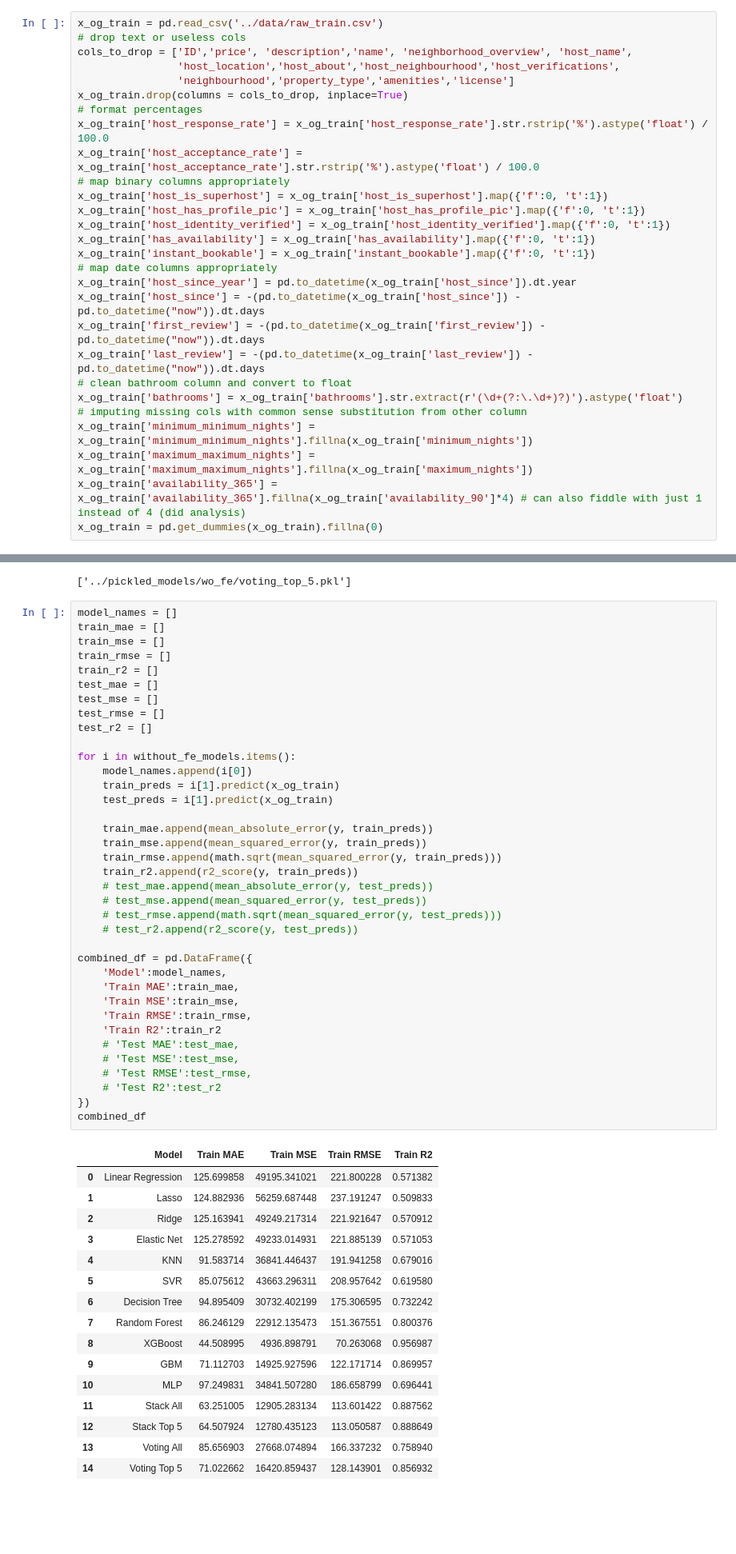
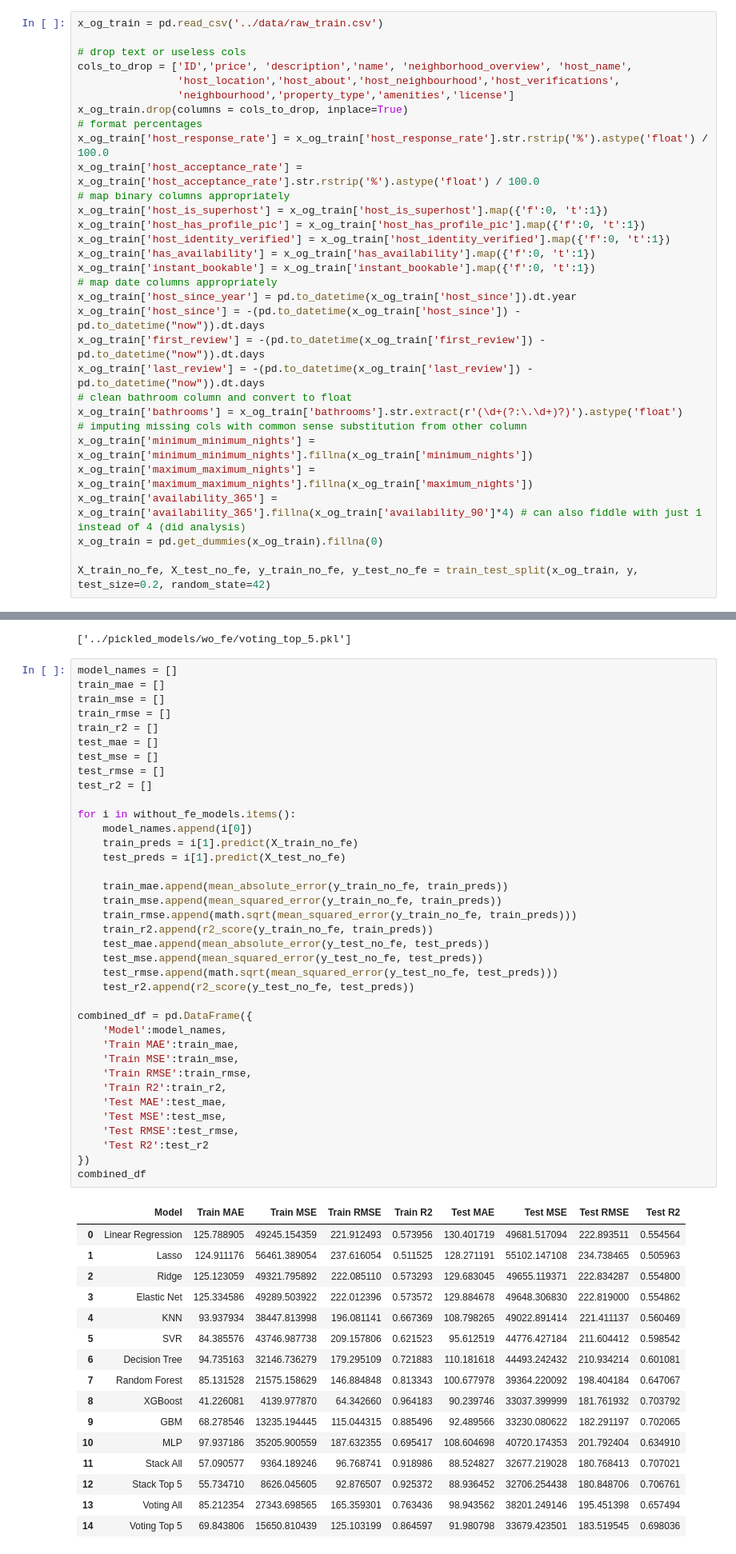
Before and after one commit to domnasrabadi/Airbnb-Sydney-Paper, a Jupyter notebook: models/final_models_eval.ipynb, the cells around one changed output, grey strips where cells are left out. Shown at 80% size. Drawn from its saved outputs; the diff is of its cells as text; blank space fills up the shorter version.

```diff
--- a/models/final_models_eval.ipynb
+++ b/models/final_models_eval.ipynb
@@ -370,6 +370,7 @@ plt.show()
 # No Feature Engineering Model Comparison
 # %%
 x_og_train = pd.read_csv('../data/raw_train.csv')
+
 # drop text or useless cols
 cols_to_drop = ['ID','price', 'description','name', 'neighborhood_overview', 'host_name',
                 'host_location','host_about','host_neighbourhood','host_verifications',
@@ -396,6 +397,8 @@ x_og_train['minimum_minimum_nights'] = x_og_train['minimum_minimum_nights'].fill
 x_og_train['maximum_maximum_nights'] = x_og_train['maximum_maximum_nights'].fillna(x_og_train['maximum_nights'])
 x_og_train['availability_365'] = x_og_train['availability_365'].fillna(x_og_train['availability_90']*4) # can also fiddle with just 1 instead of 4 (did analysis)
 x_og_train = pd.get_dummies(x_og_train).fillna(0)
+
+X_train_no_fe, X_test_no_fe, y_train_no_fe, y_test_no_fe = train_test_split(x_og_train, y, test_size=0.2, random_state=42)
 # %%
 without_fe_models = {}
 # Linear Reg -------------
@@ -500,54 +503,54 @@ joblib.dump(without_fe_models['Voting Top 5'], '../pickled_models/wo_fe/voting_t
 # %%
 model_names = []
 train_mae = []
 train_mse = []
 train_rmse = []
 train_r2 = []
 test_mae = []
 test_mse = []
 test_rmse = []
 test_r2 = []
 
 for i in without_fe_models.items():
     model_names.append(i[0])
-    train_preds = i[1].predict(x_og_train)
-    test_preds = i[1].predict(x_og_train)
+    train_preds = i[1].predict(X_train_no_fe)
+    test_preds = i[1].predict(X_test_no_fe)
 
-    train_mae.append(mean_absolute_error(y, train_preds))
-    train_mse.append(mean_squared_error(y, train_preds))
-    train_rmse.append(math.sqrt(mean_squared_error(y, train_preds)))
-    train_r2.append(r2_score(y, train_preds))
-    # test_mae.append(mean_absolute_error(y, test_preds))
-    # test_mse.append(mean_squared_error(y, test_preds))
-    # test_rmse.append(math.sqrt(mean_squared_error(y, test_preds)))
-    # test_r2.append(r2_score(y, test_preds))
+    train_mae.append(mean_absolute_error(y_train_no_fe, train_preds))
+    train_mse.append(mean_squared_error(y_train_no_fe, train_preds))
+    train_rmse.append(math.sqrt(mean_squared_error(y_train_no_fe, train_preds)))
+    train_r2.append(r2_score(y_train_no_fe, train_preds))
+    test_mae.append(mean_absolute_error(y_test_no_fe, test_preds))
+    test_mse.append(mean_squared_error(y_test_no_fe, test_preds))
+    test_rmse.append(math.sqrt(mean_squared_error(y_test_no_fe, test_preds)))
+    test_r2.append(r2_score(y_test_no_fe, test_preds))
 
 combined_df = pd.DataFrame({
     'Model':model_names,
     'Train MAE':train_mae,
     'Train MSE':train_mse,
     'Train RMSE':train_rmse,
-    'Train R2':train_r2
-    # 'Test MAE':test_mae,
-    # 'Test MSE':test_mse,
-    # 'Test RMSE':test_rmse,
-    # 'Test R2':test_r2
+    'Train R2':train_r2,
+    'Test MAE':test_mae,
+    'Test MSE':test_mse,
+    'Test RMSE':test_rmse,
+    'Test R2':test_r2
 })
 combined_df
 # %% [output]
-|  | Model | Train MAE | Train MSE | Train RMSE | Train R2 |
-| 0 | Linear Regression | 125.699858 | 49195.341021 | 221.800228 | 0.571382 |
-| 1 | Lasso | 124.882936 | 56259.687448 | 237.191247 | 0.509833 |
-| 2 | Ridge | 125.163941 | 49249.217314 | 221.921647 | 0.570912 |
-| 3 | Elastic Net | 125.278592 | 49233.014931 | 221.885139 | 0.571053 |
-| 4 | KNN | 91.583714 | 36841.446437 | 191.941258 | 0.679016 |
-| 5 | SVR | 85.075612 | 43663.296311 | 208.957642 | 0.619580 |
-| 6 | Decision Tree | 94.895409 | 30732.402199 | 175.306595 | 0.732242 |
-| 7 | Random Forest | 86.246129 | 22912.135473 | 151.367551 | 0.800376 |
-| 8 | XGBoost | 44.508995 | 4936.898791 | 70.263068 | 0.956987 |
-| 9 | GBM | 71.112703 | 14925.927596 | 122.171714 | 0.869957 |
-| 10 | MLP | 97.249831 | 34841.507280 | 186.658799 | 0.696441 |
-| 11 | Stack All | 63.251005 | 12905.283134 | 113.601422 | 0.887562 |
-| 12 | Stack Top 5 | 64.507924 | 12780.435123 | 113.050587 | 0.888649 |
-| 13 | Voting All | 85.656903 | 27668.074894 | 166.337232 | 0.758940 |
-| 14 | Voting Top 5 | 71.022662 | 16420.859437 | 128.143901 | 0.856932 |
+|  | Model | Train MAE | Train MSE | Train RMSE | Train R2 | Test MAE | Test MSE | Test RMSE | Test R2 |
+| 0 | Linear Regression | 125.788905 | 49245.154359 | 221.912493 | 0.573956 | 130.401719 | 49681.517094 | 222.893511 | 0.554564 |
+| 1 | Lasso | 124.911176 | 56461.389054 | 237.616054 | 0.511525 | 128.271191 | 55102.147108 | 234.738465 | 0.505963 |
+| 2 | Ridge | 125.123059 | 49321.795892 | 222.085110 | 0.573293 | 129.683045 | 49655.119371 | 222.834287 | 0.554800 |
+| 3 | Elastic Net | 125.334586 | 49289.503922 | 222.012396 | 0.573572 | 129.884678 | 49648.306830 | 222.819000 | 0.554862 |
+| 4 | KNN | 93.937934 | 38447.813998 | 196.081141 | 0.667369 | 108.798265 | 49022.891414 | 221.411137 | 0.560469 |
+| 5 | SVR | 84.385576 | 43746.987738 | 209.157806 | 0.621523 | 95.612519 | 44776.427184 | 211.604412 | 0.598542 |
+| 6 | Decision Tree | 94.735163 | 32146.736279 | 179.295109 | 0.721883 | 110.181618 | 44493.242432 | 210.934214 | 0.601081 |
+| 7 | Random Forest | 85.131528 | 21575.158629 | 146.884848 | 0.813343 | 100.677978 | 39364.220092 | 198.404184 | 0.647067 |
+| 8 | XGBoost | 41.226081 | 4139.977870 | 64.342660 | 0.964183 | 90.239746 | 33037.399999 | 181.761932 | 0.703792 |
+| 9 | GBM | 68.278546 | 13235.194445 | 115.044315 | 0.885496 | 92.489566 | 33230.080622 | 182.291197 | 0.702065 |
+| 10 | MLP | 97.937186 | 35205.900559 | 187.632355 | 0.695417 | 108.604698 | 40720.174353 | 201.792404 | 0.634910 |
+| 11 | Stack All | 57.090577 | 9364.189246 | 96.768741 | 0.918986 | 88.524827 | 32677.219028 | 180.768413 | 0.707021 |
+| 12 | Stack Top 5 | 55.734710 | 8626.045605 | 92.876507 | 0.925372 | 88.936452 | 32706.254438 | 180.848706 | 0.706761 |
+| 13 | Voting All | 85.212354 | 27343.698565 | 165.359301 | 0.763436 | 98.943562 | 38201.249146 | 195.451398 | 0.657494 |
+| 14 | Voting Top 5 | 69.843806 | 15650.810439 | 125.103199 | 0.864597 | 91.980798 | 33679.423501 | 183.519545 | 0.698036 |
```
Also changed, not shown: parts of 1 cell of this notebook.
